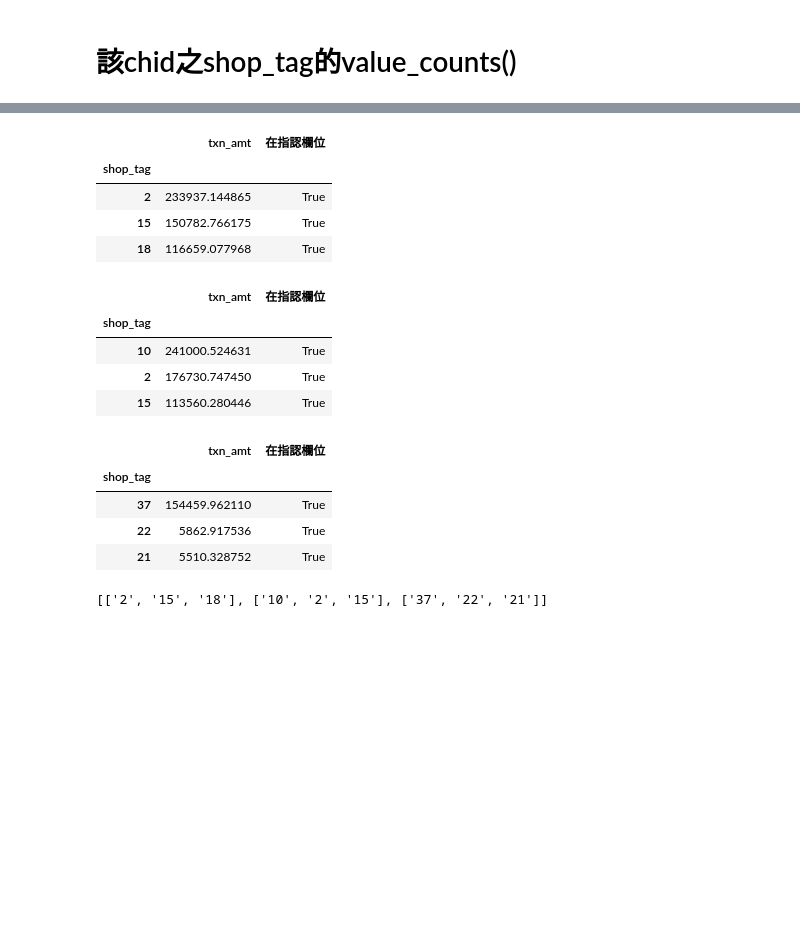
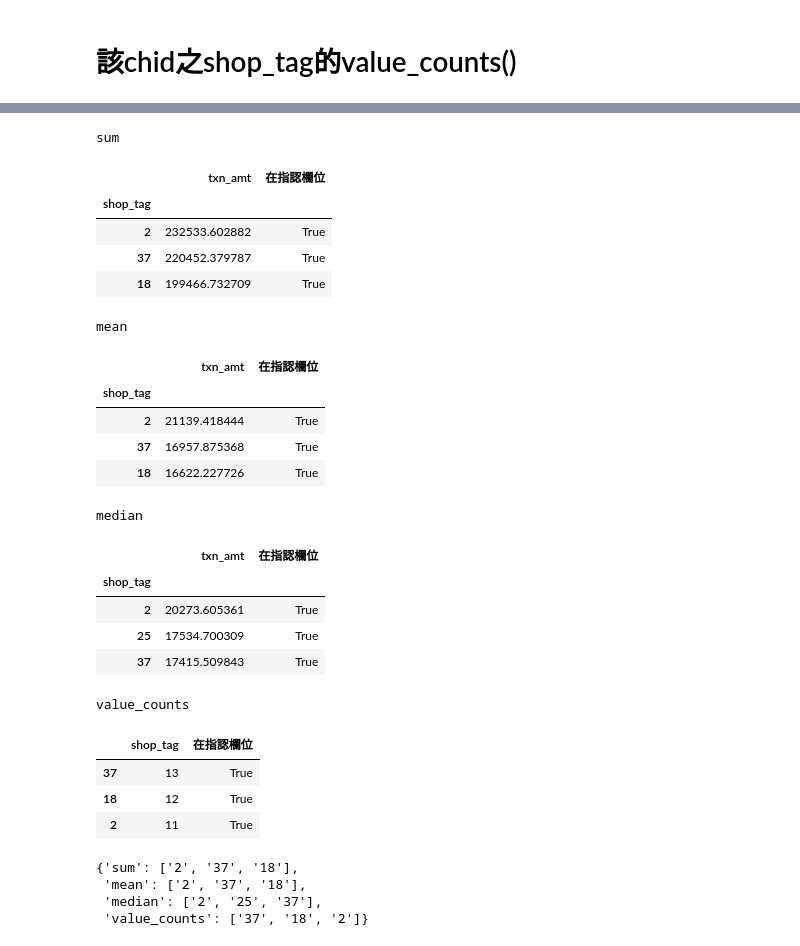
Before and after one commit to skywalker0803r/ESun2021WinterGame, a Jupyter notebook: Proof_of_Concept/觀察消費金額和shop_tag的關係.ipynb, the cells around one changed output, grey strips where cells are left out. Saved outputs shown, nothing was run; the diff lists cells and outputs as text; code cells hidden in the pictures; blank space fills up the shorter version.

Commit message:
為chid2answer拓展功能

```diff
--- a/Proof_of_Concept/觀察消費金額和shop_tag的關係.ipynb
+++ b/Proof_of_Concept/觀察消費金額和shop_tag的關係.ipynb
@@ -148,32 +196,49 @@ df.loc[df['chid']==chid,'shop_tag'].value_counts().to_frame()
 # %%
 官方指認欄位 = ['2','6','10','12','13','15','18','19','21','22','25','26','36','37','39','48']
-def chid2answer(chid):
-    a = df.loc[df.chid==chid,['shop_tag','txn_amt']].groupby('shop_tag').agg('sum').sort_values(by='txn_amt',ascending=False)
+def chid2answer(chid,method=None):
+    if method in ['sum','mean','median']:
+        a = df.loc[df.chid==chid,['shop_tag','txn_amt']].groupby('shop_tag').agg(method).sort_values(by='txn_amt',ascending=False)
+    elif method in 'value_counts':
+        a = df.loc[df.chid==chid,'shop_tag'].value_counts().to_frame()
+    else:
+        raise 'error'
     a['在指認欄位'] = False
     a.loc[list(set(a.index)&set(官方指認欄位)),'在指認欄位'] = True #有交集的部份做個記號
     answer = a[a['在指認欄位']==True].head(3)
     display(answer)
     return answer.index.tolist()
-# %%
-lst = []
-for _ in tqdm(range(3)):
-    answer = chid2answer(np.random.choice(df['chid'].values))
-    lst.append(answer)
-lst
-# %% [output]
-|  | txn_amt | 在指認欄位 |
-| shop_tag |  |  |
-| 2 | 233937.144865 | True |
-| 15 | 150782.766175 | True |
-| 18 | 116659.077968 | True |
-|  | txn_amt | 在指認欄位 |
-| shop_tag |  |  |
-| 10 | 241000.524631 | True |
-| 2 | 176730.747450 | True |
-| 15 | 113560.280446 | True |
-|  | txn_amt | 在指認欄位 |
-| shop_tag |  |  |
-| 37 | 154459.962110 | True |
-| 22 | 5862.917536 | True |
-| 21 | 5510.328752 | True |
-[['2', '15', '18'], ['10', '2', '15'], ['37', '22', '21']]
+# %%
+d = {}
+for method in tqdm(['sum','mean','median','value_counts']):
+    print(method)
+    answer = chid2answer(chid,method=method)
+    d[method] = answer
+d
+# %% [output]
+sum
+|  | txn_amt | 在指認欄位 |
+| shop_tag |  |  |
+| 2 | 232533.602882 | True |
+| 37 | 220452.379787 | True |
+| 18 | 199466.732709 | True |
+mean
+|  | txn_amt | 在指認欄位 |
+| shop_tag |  |  |
+| 2 | 21139.418444 | True |
+| 37 | 16957.875368 | True |
+| 18 | 16622.227726 | True |
+median
+|  | txn_amt | 在指認欄位 |
+| shop_tag |  |  |
+| 2 | 20273.605361 | True |
+| 25 | 17534.700309 | True |
+| 37 | 17415.509843 | True |
+value_counts
+|  | shop_tag | 在指認欄位 |
+| 37 | 13 | True |
+| 18 | 12 | True |
+| 2 | 11 | True |
+{'sum': ['2', '37', '18'],
+ 'mean': ['2', '37', '18'],
+ 'median': ['2', '25', '37'],
+ 'value_counts': ['37', '18', '2']}
```
Also changed, not shown: parts of 8 cells of this notebook, 1 other file.
